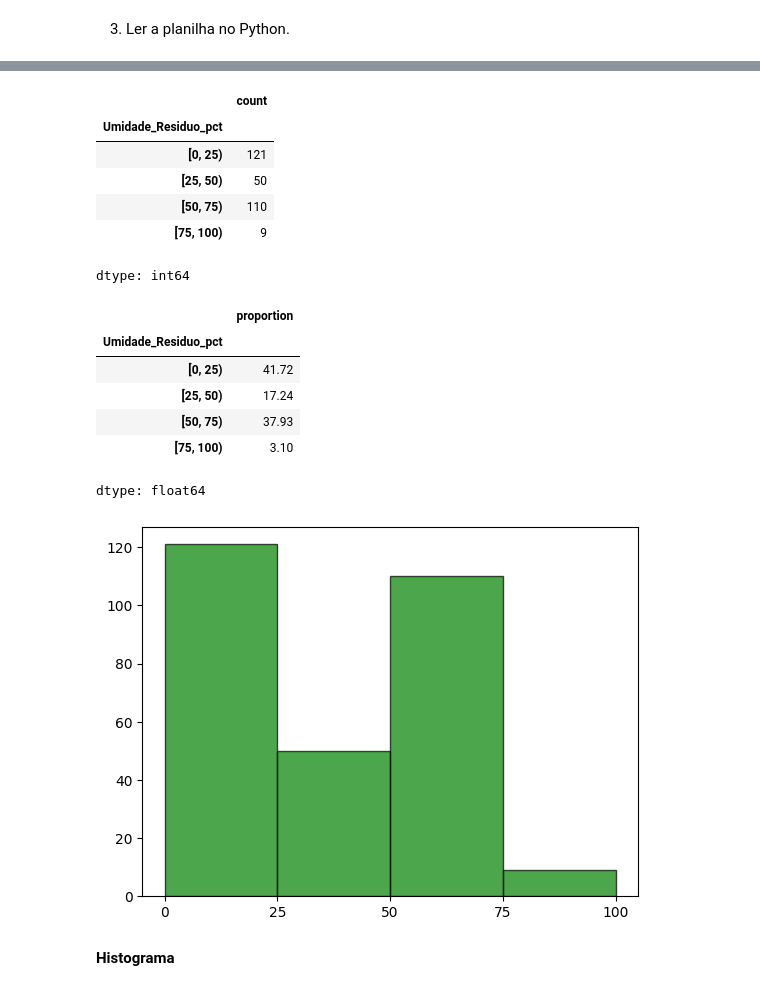
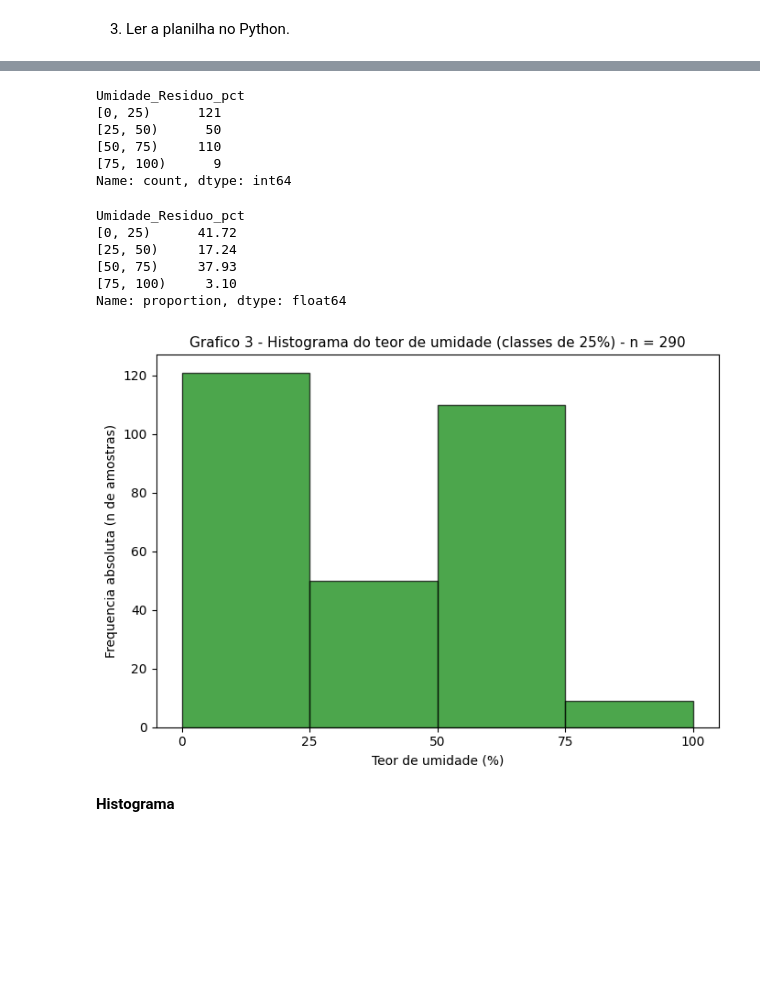
Before and after one commit to gobstech/Solid_Waste_Data_Analysis_Study, a Jupyter notebook: src/quant1_graficos_e_medidas.ipynb, the cells around one changed output, grey strips where cells are left out. Saved outputs shown, nothing was run; the diff lists cells and outputs as text; code cells hidden in the pictures; blank space fills up the shorter version.

```diff
--- a/src/quant1_graficos_e_medidas.ipynb
+++ b/src/quant1_graficos_e_medidas.ipynb
@@ -34,37 +34,40 @@ df
 # %%
-#Organiza os dados dispostos na coluna Umidade_Residuo_pct em 4 grupos
-classes =range(0,125,25)
-coluna='Umidade_Residuo_pct'
-frequencia_pct_umidade = pd.value_counts(pd.cut(x=df[coluna],bins=classes,include_lowest=True,right=False))
-frequencia_pct_umidade.sort_index(ascending=True)
+# Distribuicao de frequencia absoluta em classes de mesma amplitude
+# (intervalos fechados a esquerda e abertos a direita: [a, b))
+classes = range(0,125,25)
+coluna = 'Umidade_Residuo_pct'
+frequencia_pct_umidade = pd.cut(x=df[coluna], bins=classes, include_lowest=True, right=False).value_counts().sort_index()
+frequencia_pct_umidade
 # %% [output]
-|  | count |
-| Umidade_Residuo_pct |  |
-| [0, 25) | 121 |
-| [25, 50) | 50 |
-| [50, 75) | 110 |
-| [75, 100) | 9 |
-dtype: int64
+Umidade_Residuo_pct
+[0, 25)      121
+[25, 50)      50
+[50, 75)     110
+[75, 100)      9
+Name: count, dtype: int64
 # %%
-#Calcula a frequência relativa para cada um desses grupos
-frequencia_relativa_pct_umidade=round(pd.value_counts(pd.cut(x=df[coluna],bins=classes,include_lowest=True,right=False),normalize=True)*100,2)
-frequencia_relativa_pct_umidade.sort_index(ascending=True)
+# Frequencia relativa percentual de cada classe
+frequencia_relativa_pct_umidade = round(pd.cut(x=df[coluna], bins=classes, include_lowest=True, right=False).value_counts(normalize=True).sort_index() * 100, 2)
+frequencia_relativa_pct_umidade
 # %% [output]
-|  | proportion |
-| Umidade_Residuo_pct |  |
-| [0, 25) | 41.72 |
-| [25, 50) | 17.24 |
-| [50, 75) | 37.93 |
-| [75, 100) | 3.10 |
-dtype: float64
+Umidade_Residuo_pct
+[0, 25)      41.72
+[25, 50)     17.24
+[50, 75)     37.93
+[75, 100)     3.10
+Name: proportion, dtype: float64
 # %%
-#Organiza em intervalos de mesmo tamanho e plota o histograma no final
-classes=range(0,125,25)
-plt.hist(df.Umidade_Residuo_pct,bins=classes,rwidth=1, color='green', alpha=0.7, edgecolor='black')
-#Insere os marcadores no eixo x de acordo com o que foi definido
-plt.xticks(ticks=[0, 25, 50, 75, 100], labels=['0', '25', '50', '75', '100'], rotation=0)
+# Histograma 1: usa exatamente as classes da tabela de distribuicao de frequencias
+classes = range(0,125,25)
+plt.figure(figsize=(7, 5))
+plt.hist(df.Umidade_Residuo_pct, bins=classes, rwidth=1, color='green', alpha=0.7, edgecolor='black')
+plt.xticks(ticks=[0, 25, 50, 75, 100])
+plt.xlabel("Teor de umidade (%)", size=10)
+plt.ylabel("Frequencia absoluta (n de amostras)", size=10)
+plt.title("Grafico 3 - Histograma do teor de umidade (classes de 25%) - n = 290", size=11)
+plt.tight_layout()
 plt.show()
 # %% [output]
-[figure, old version]
+[figure, new version]
 # %% [markdown]
 **Histograma**
```
Also changed, not shown: parts of 10 cells of this notebook, 2 other files.
